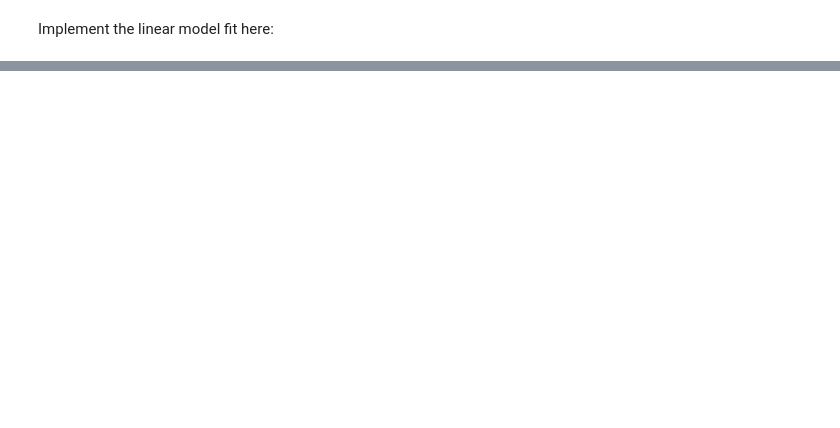
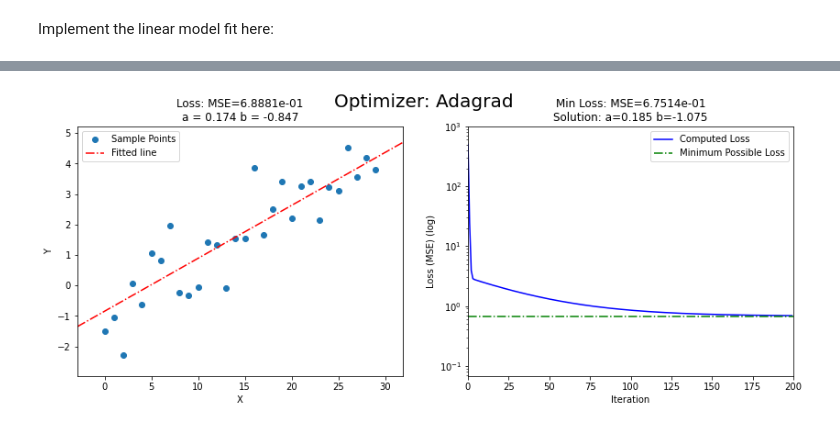
Before and after one commit to postolache/onboarding-ml, a Jupyter notebook: 04. Tensorflow Intro/tensorflow-intro.ipynb, the cells around one changed output, grey strips where cells are left out. Cells and saved outputs as stored; diff of their text form; code cells hidden in the pictures; blank space fills up the shorter version.

```diff
--- a/04. Tensorflow Intro/tensorflow-intro.ipynb
+++ b/04. Tensorflow Intro/tensorflow-intro.ipynb
@@ -333,0 +428,4 @@ plt.plot(x_train, linear_model(x_train, interm_a[-1], interm_b[-1]));
+# %%
+%%time
+run_simulation(tf.optimizers.Adagrad(learning_rate=1.0), N_STEPS=200, a_start=a, b_start=b)
+# %% [output]
@@ -333,0 +433 @@ plt.plot(x_train, linear_model(x_train, interm_a[-1], interm_b[-1]));
+[figure, added]
```
Also changed, not shown: parts of 24 cells of this notebook.
